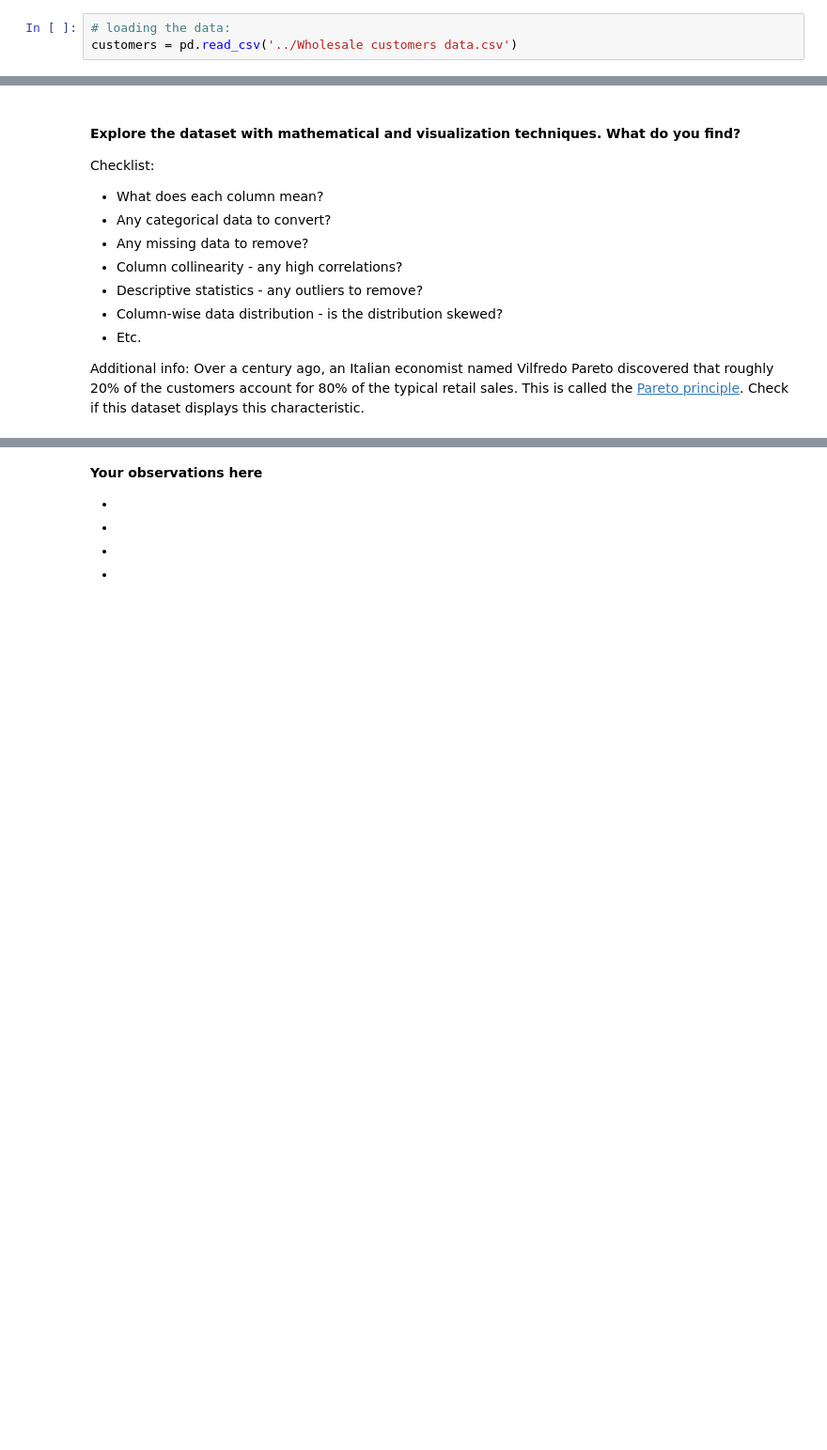
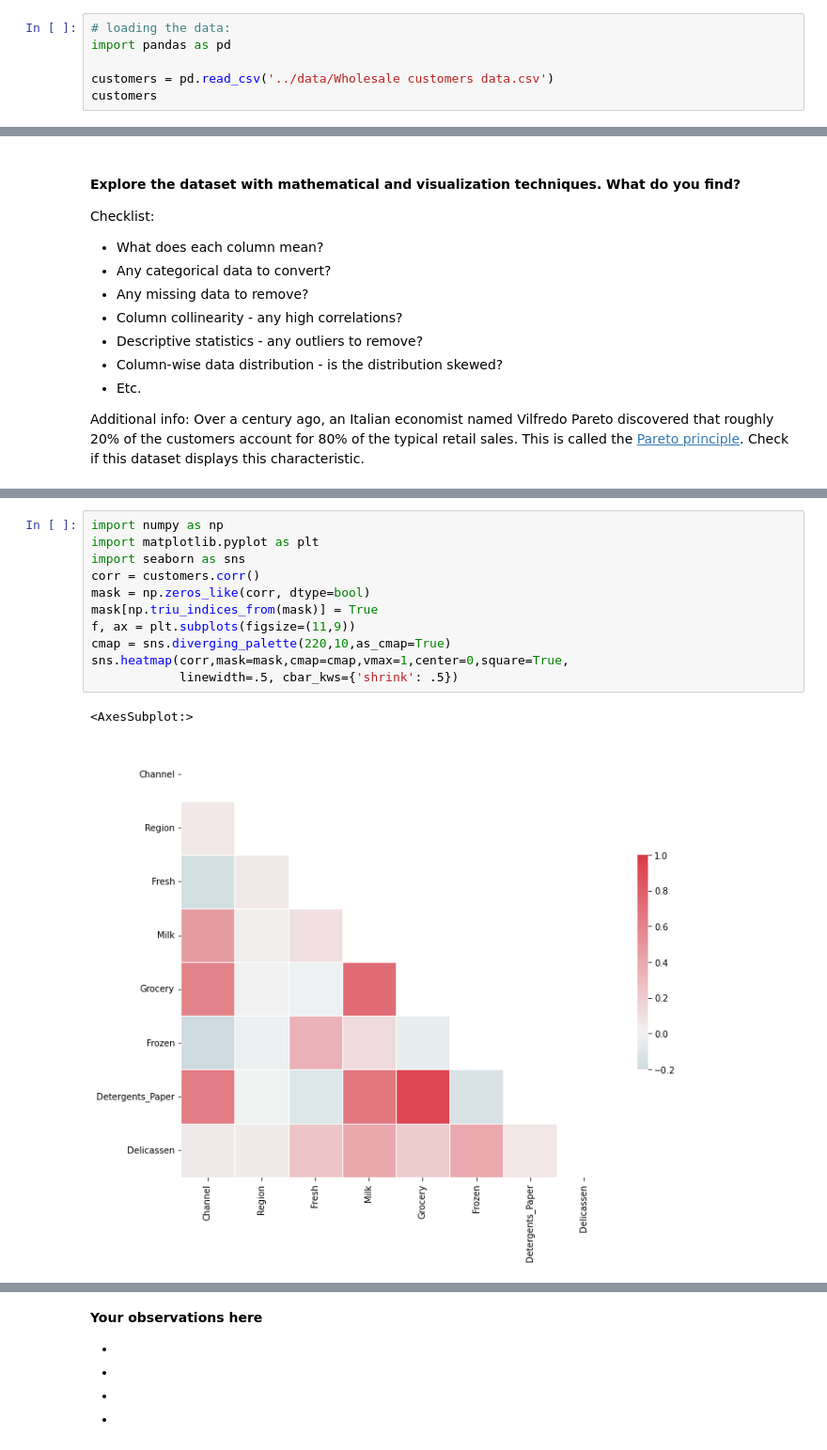
Before and after one commit to Ironhack-Data-Madrid-Marzo-2022/7.4-lab-unsupervised-learning, a Jupyter notebook: your-code/main.ipynb, the cells around one changed output, grey strips where cells are left out. Shown at 94% size. Cells and saved outputs as stored; diff of their text form; blank space fills up the shorter version.

```diff
--- a/your-code/main.ipynb
+++ b/your-code/main.ipynb
@@ -26,4 +26,7 @@ In this lab, we will use a dataset containing information about customer prefere
 The origin of the dataset is [here](https://archive.ics.uci.edu/ml/datasets/wholesale+customers).
 # %%
 # loading the data:
-customers = pd.read_csv('../Wholesale customers data.csv')
+import pandas as pd
+
+customers = pd.read_csv('../data/Wholesale customers data.csv')
+customers
@@ -46,0 +75,14 @@ customers.columns   # se observan las columnas
+# %%
+import numpy as np
+import matplotlib.pyplot as plt
+import seaborn as sns
+corr = customers.corr()
+mask = np.zeros_like(corr, dtype=bool)
+mask[np.triu_indices_from(mask)] = True
+f, ax = plt.subplots(figsize=(11,9))
+cmap = sns.diverging_palette(220,10,as_cmap=True)
+sns.heatmap(corr,mask=mask,cmap=cmap,vmax=1,center=0,square=True,
+            linewidth=.5, cbar_kws={'shrink': .5})
+# %% [output]
+<AxesSubplot:>
+[figure, added]
```
Also changed, not shown: parts of 28 cells of this notebook.
